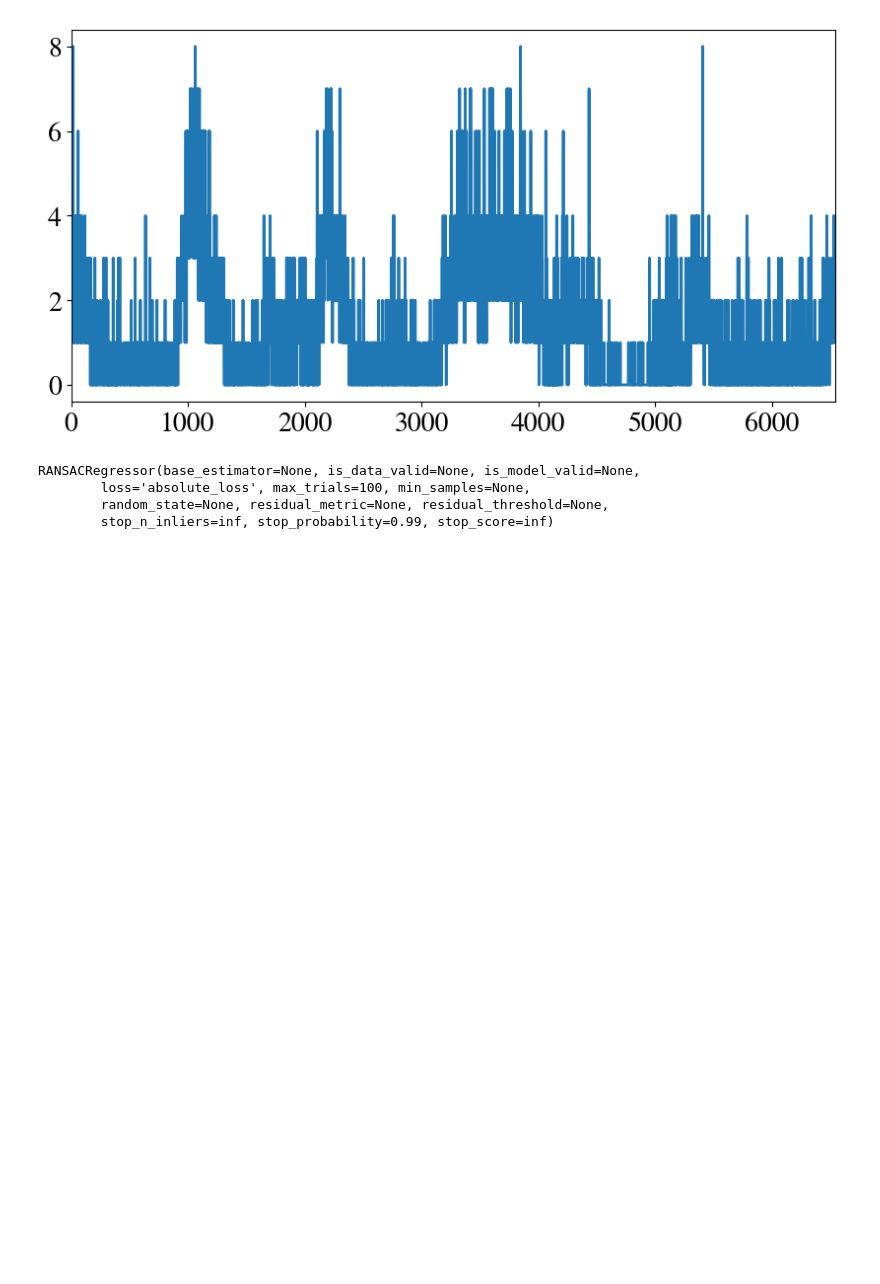
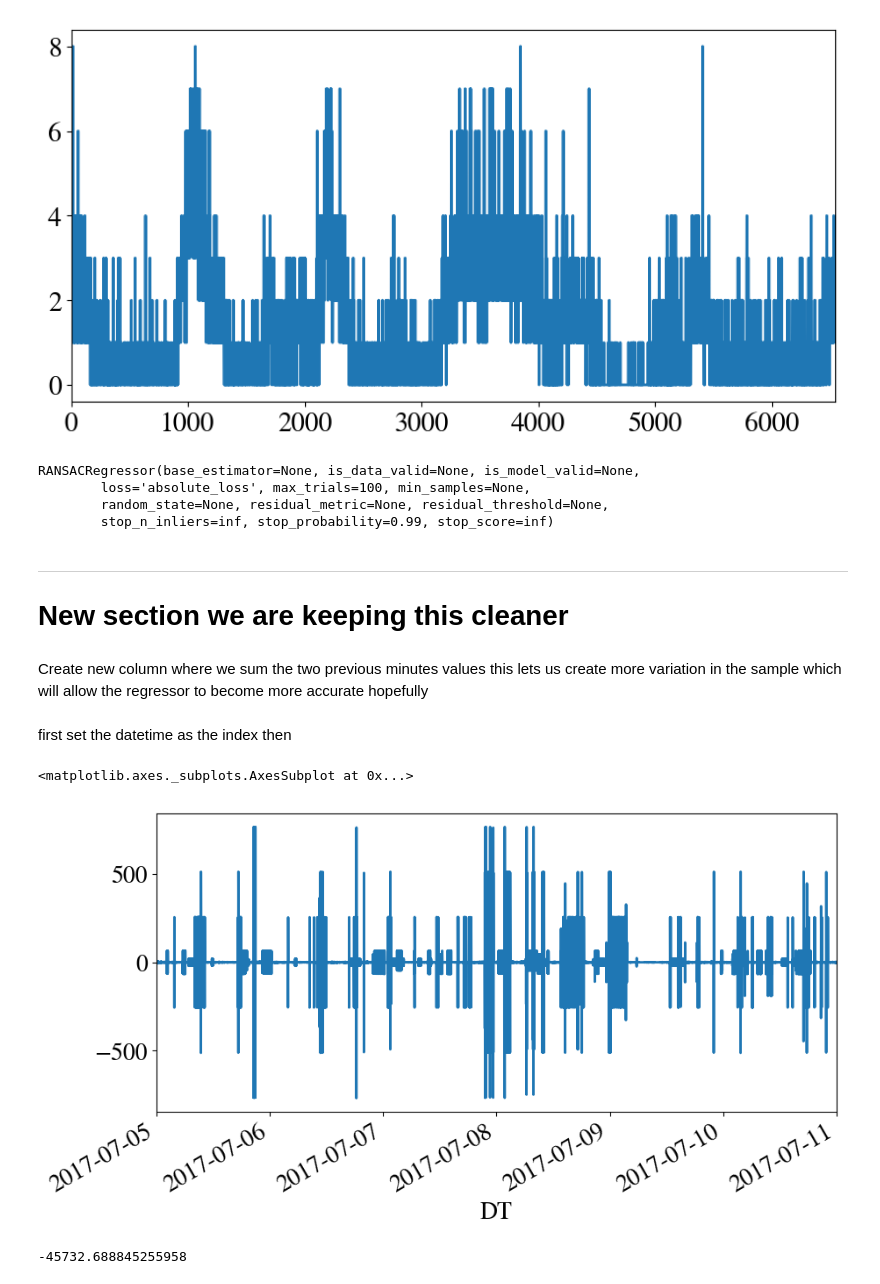
Before and after one commit to SKOMOBO/data_analysis, a Jupyter notebook: notebooks/analysis.ipynb, the cells around one changed output. Cells and saved outputs as stored; diff of their text form; code cells hidden in the pictures; blank space fills up the shorter version.

```diff
--- a/notebooks/analysis.ipynb
+++ b/notebooks/analysis.ipynb
@@ -408,3 +416,19 @@ RANSACRegressor(base_estimator=None, is_data_valid=None, is_model_valid=None,
         loss='absolute_loss', max_trials=100, min_samples=None,
         random_state=None, residual_metric=None, residual_threshold=None,
         stop_n_inliers=inf, stop_probability=0.99, stop_score=inf)
+# %% [markdown]
+---------
+# New section we are keeping this cleaner
+# %% [markdown]
+Create new column where we sum the two previous minutes values this lets us create more variation in the sample which will allow the regressor to become more accurate hopefully
+# %% [markdown]
+first set the datetime as the index then
+# %%
+new_df = new_comparison.set_index(pd.DatetimeIndex(new_comparison['DT']))
+# %%
+new_df["difference_with_last_dust"] = new_df["value_x"] - new_df["value_x"].shift(-1)
+# %%
+new_df["difference_with_last_dust"].plot()`
+# %% [output]
+<matplotlib.axes._subplots.AxesSubplot at 0x...>
+[figure, added]
@@ -410,0 +443,4 @@ RANSACRegressor(base_estimator=None, is_data_valid=None, is_model_valid=None,
+# %%
+explained_variance_score(the_model.predict(new_df.difference_with_last_dust.values.reshape(-1,1)), new_df.value_y.values )
+# %% [output]
+-45732.688845255958
```
Also changed, not shown: parts of 51 cells of this notebook, 2 other files.
